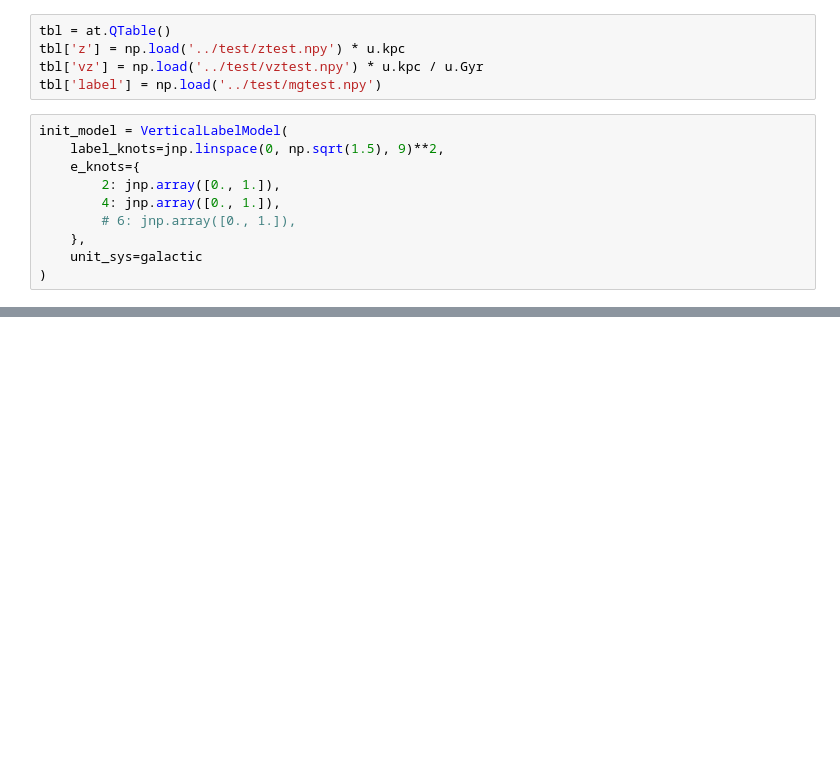
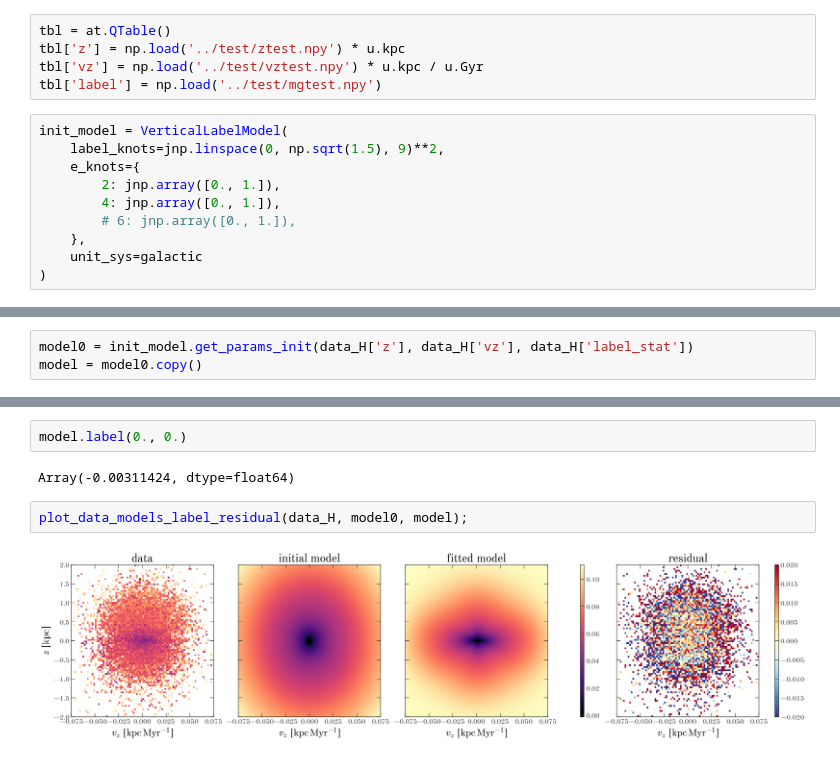
Before and after one commit to adrn/empirical-af, a Jupyter notebook: notebooks/Danny-label-test.ipynb, the cells around one changed output, grey strips where cells are left out. Saved outputs shown, nothing was run; the diff lists cells and outputs as text; blank space fills up the shorter version.

```diff
--- a/notebooks/Danny-label-test.ipynb
+++ b/notebooks/Danny-label-test.ipynb
@@ -70,0 +54,3 @@ model0.set_state(params={
+# %%
+model0 = init_model.get_params_init(data_H['z'], data_H['vz'], data_H['label_stat'])
+model = model0.copy()
@@ -70,0 +99,8 @@ model0.set_state(params={
+# %%
+model.label(0., 0.)
+# %% [output]
+Array(-0.00311424, dtype=float64)
+# %%
+plot_data_models_label_residual(data_H, model0, model);
+# %% [output]
+[figure, added]
```
Also changed, not shown: parts of 11 cells of this notebook.
